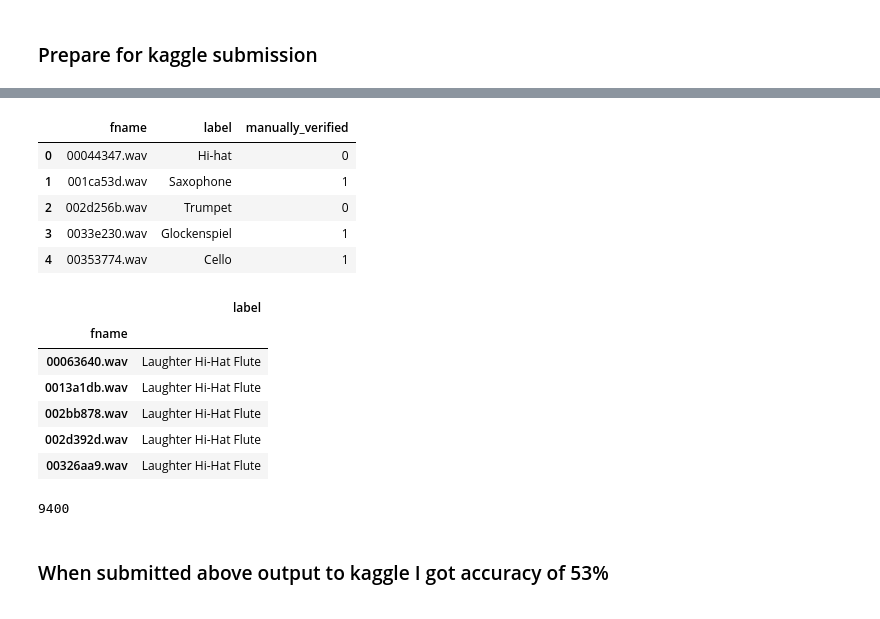
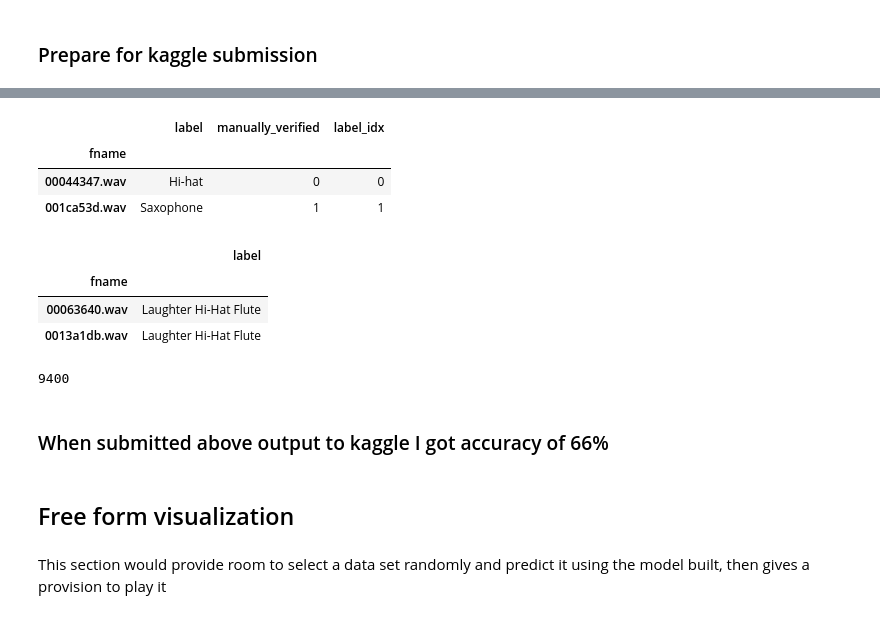
Before and after one commit to knatarasan/freesound, a Jupyter notebook: LearnSound.ipynb, the cells around one changed output, grey strips where cells are left out. Cells and saved outputs as stored; diff of their text form; code cells hidden in the pictures.

```diff
--- a/LearnSound.ipynb
+++ b/LearnSound.ipynb
@@ -416,8 +416,8 @@ train.set_index("fname", inplace=True)
 test.set_index("fname", inplace=True)
 train["label_idx"] = train.label.apply(lambda x: label_idx[x])
 if not COMPLETE_RUN:
-    train = train[:2000]
-    test = test[:2000]
+    train = train[:200]
+    test = test[:200]
 # %% [markdown]
 ## Configuration
 # %%
@@ -654,22 +691,17 @@ predictions_test = model.predict_generator(test_generator, use_multiprocessing=T
 # %%
-train.head()
+train.head(2)
 # %% [output]
-|  | fname | label | manually_verified |
-| 0 | 00044347.wav | Hi-hat | 0 |
-| 1 | 001ca53d.wav | Saxophone | 1 |
-| 2 | 002d256b.wav | Trumpet | 0 |
-| 3 | 0033e230.wav | Glockenspiel | 1 |
-| 4 | 00353774.wav | Cello | 1 |
+|  | label | manually_verified | label_idx |
+| fname |  |  |  |
+| 00044347.wav | Hi-hat | 0 | 0 |
+| 001ca53d.wav | Saxophone | 1 | 1 |
 # %%
-test.head()
+test.head(2)
 # %% [output]
 |  | label |
 | fname |  |
 | 00063640.wav | Laughter Hi-Hat Flute |
 | 0013a1db.wav | Laughter Hi-Hat Flute |
-| 002bb878.wav | Laughter Hi-Hat Flute |
-| 002d392d.wav | Laughter Hi-Hat Flute |
-| 00326aa9.wav | Laughter Hi-Hat Flute |
 # %%
 LABELS
 test_raw.shape
@@ -691,4 +723,8 @@ for j in range(predictions_test.shape[0]):
     f.write(tex)
 f.close()
 # %% [markdown]
-### When submitted above output to kaggle I got accuracy of 53%
+### When submitted above output to kaggle I got accuracy of 66%
+# %% [markdown]
+## Free form visualization
+# %% [markdown]
+This section would provide room to select a data set randomly and predict it using the model built, then gives a provision to play it
```
Also changed, not shown: parts of 13 cells of this notebook, 6 other files.
